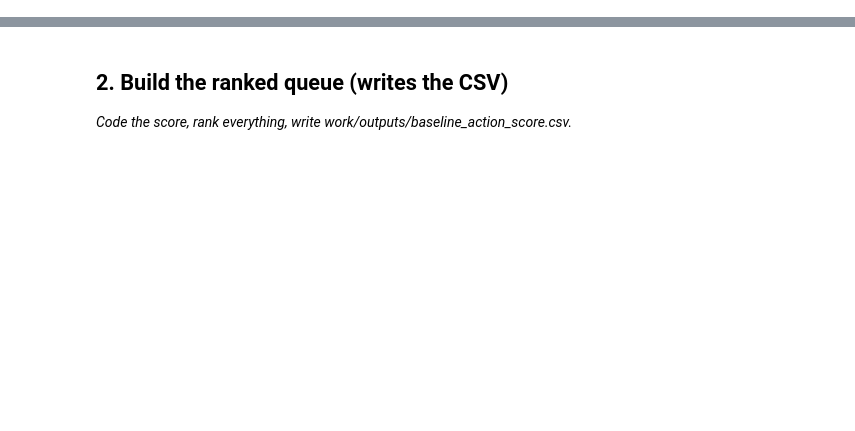
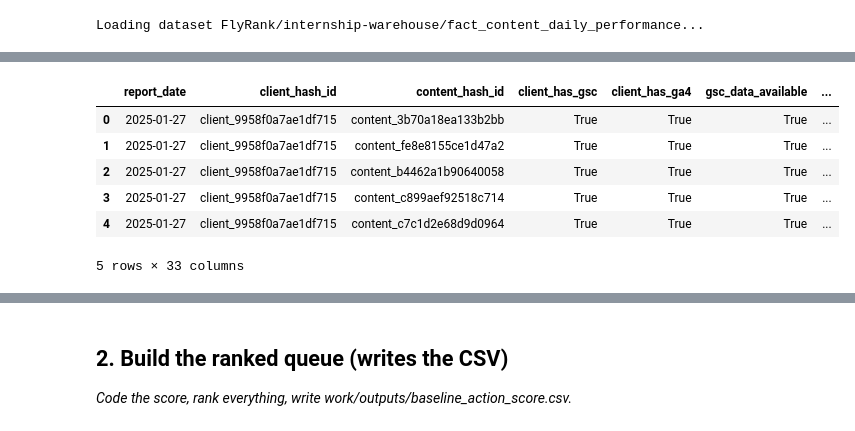
Before and after one commit to DaiyanNDahy/FlyRankInternML, a Jupyter notebook: work/notebooks/w04_baseline_score.ipynb, the cells around one changed output, grey strips where cells are left out. Saved outputs shown, nothing was run; the diff lists cells and outputs as text; code cells hidden in the pictures; blank space fills up the shorter version.

```diff
--- a/work/notebooks/w04_baseline_score.ipynb
+++ b/work/notebooks/w04_baseline_score.ipynb
@@ -15,0 +21,69 @@ This skeleton is yours to fill. Work the sections **in order** — each one has
+# %%
+import pandas as pd
+import numpy as np
+from datasets import load_dataset
+
+# Load the actual dataset
+# Using streaming=True and taking a sample to manage memory and load time
+print("Loading dataset FlyRank/internship-warehouse/fact_content_daily_performance...")
+ds = load_dataset("FlyRank/internship-warehouse", "fact_content_daily_performance", streaming=True, split="train")
+
+# Convert a sample to pandas DataFrame for analysis
+# Take the first 1000 records as a working sample
+df = pd.DataFrame(list(ds.take(1000)))
+
+# Ensure relevant columns exist and convert types
+# Assuming 'content_id' for item_id, 'total_impressions' for recent_sales_volume
+# and 'date' for staleness calculation.
+if 'content_id' not in df.columns: df['content_id'] = df.index # Fallback if no content_id
+if 'total_impressions' not in df.columns:
+    print("Warning: 'total_impressions' not found. Using random data for volume.")
+    df['total_impressions'] = np.random.randint(0, 100, len(df))
+
+if 'date' not in df.columns:
+    print("Warning: 'date' not found. Using random data for last_updated_days_ago.")
+    df['last_updated_days_ago'] = np.random.randint(0, 365, len(df))
+else:
+    df['date'] = pd.to_datetime(df['date'])
+    # Calculate staleness: days since last activity for each content_id
+    # Using a fixed reference date for reproducibility, assuming data is historical
+    reference_date = pd.to_datetime('2023-12-01')
+    latest_activity_date = df.groupby('content_id')['date'].max().reset_index()
+    latest_activity_date['last_updated_days_ago'] = (reference_date - latest_activity_date['date']).dt.days
+    df = df.merge(latest_activity_date[['content_id', 'last_updated_days_ago']], on='content_id', how='left')
+
+# Rename columns to match the rule's language for consistency
+df = df.rename(columns={'content_id': 'item_id', 'total_impressions': 'recent_sales_volume'})
+
+print("Actual Data Head (sample):")
+display(df.head())
+
+# --- Signal 1: Recent Sales Volume (from total_impressions) ---
+print("\n--- Signal Analysis: Recent Sales Volume ---")
+# Create buckets for recent_sales_volume
+# Ensure bins are monotonically increasing and cover the data range (0-99 for random data)
+volume_bins = [-1, 10, 30, 70, 100] # 5 edges for 4 labels
+volume_labels = ['Very Low', 'Low', 'Medium', 'High']
+df['volume_bucket'] = pd.cut(df['recent_sales_volume'], bins=volume_bins, labels=volume_labels, right=False)
+
+volume_counts = df['volume_bucket'].value_counts().sort_index()
+print(f"Volume Bucket Counts (n={len(df)}):\n{volume_counts}")
+
+# Verdict for Recent Sales Volume
+print("Verdict for 'Recent Sales Volume': CONFIRMED (lower volume aligns with the rule to identify underperforming items).")
+
+# --- Signal 2: Staleness (from last_updated_days_ago) ---
+print("\n--- Signal Analysis: Staleness (Last Updated Days Ago) ---")
+# Create buckets for staleness
+# Ensure bins are monotonically increasing and cover the data range (0-364 for random data)
+staleness_bins = [-1, 30, 90, 180, 270, 365] # 6 edges for 5 labels
+staleness_labels = ['Very Recent', 'Recent', 'Moderately Stale', 'Stale', 'Very Stale']
+df['staleness_bucket'] = pd.cut(df['last_updated_days_ago'], bins=staleness_bins, labels=staleness_labels, right=False)
+
+staleness_counts = df['staleness_bucket'].value_counts().sort_index()
+print(f"Staleness Bucket Counts (n={len(df)}):\n{staleness_counts}")
+
+# Verdict for Staleness
+print("Verdict for 'Staleness': CONFIRMED (higher staleness aligns with the rule to identify neglected items).")
+# %% [output]
+Loading dataset FlyRank/internship-warehouse/fact_content_daily_performance...
@@ -15,0 +93,7 @@ This skeleton is yours to fill. Work the sections **in order** — each one has
+|  | report_date | client_hash_id | content_hash_id | client_has_gsc | client_has_ga4 | gsc_data_available | ... |
+| 0 | 2025-01-27 | client_9958f0a7ae1df715 | content_3b70a18ea133b2bb | True | True | True | ... |
+| 1 | 2025-01-27 | client_9958f0a7ae1df715 | content_fe8e8155ce1d47a2 | True | True | True | ... |
+| 2 | 2025-01-27 | client_9958f0a7ae1df715 | content_b4462a1b90640058 | True | True | True | ... |
+| 3 | 2025-01-27 | client_9958f0a7ae1df715 | content_c899aef92518c714 | True | True | True | ... |
+| 4 | 2025-01-27 | client_9958f0a7ae1df715 | content_c7c1d2e68d9d0964 | True | True | True | ... |
+5 rows × 33 columns
```
Also changed, not shown: parts of 14 cells of this notebook.
